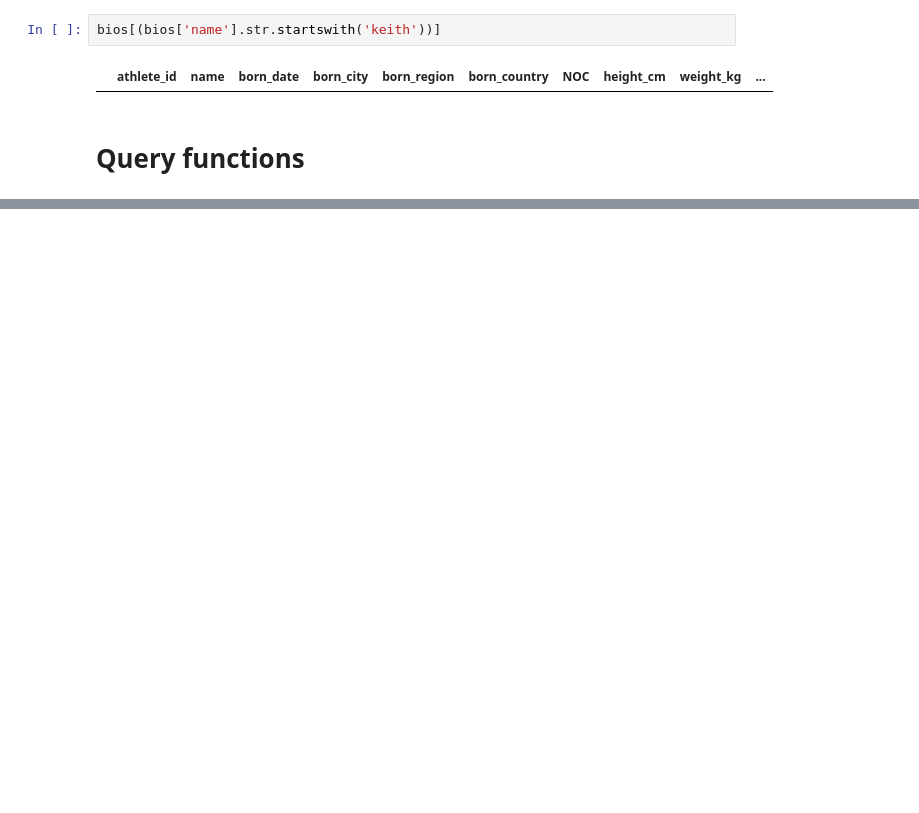
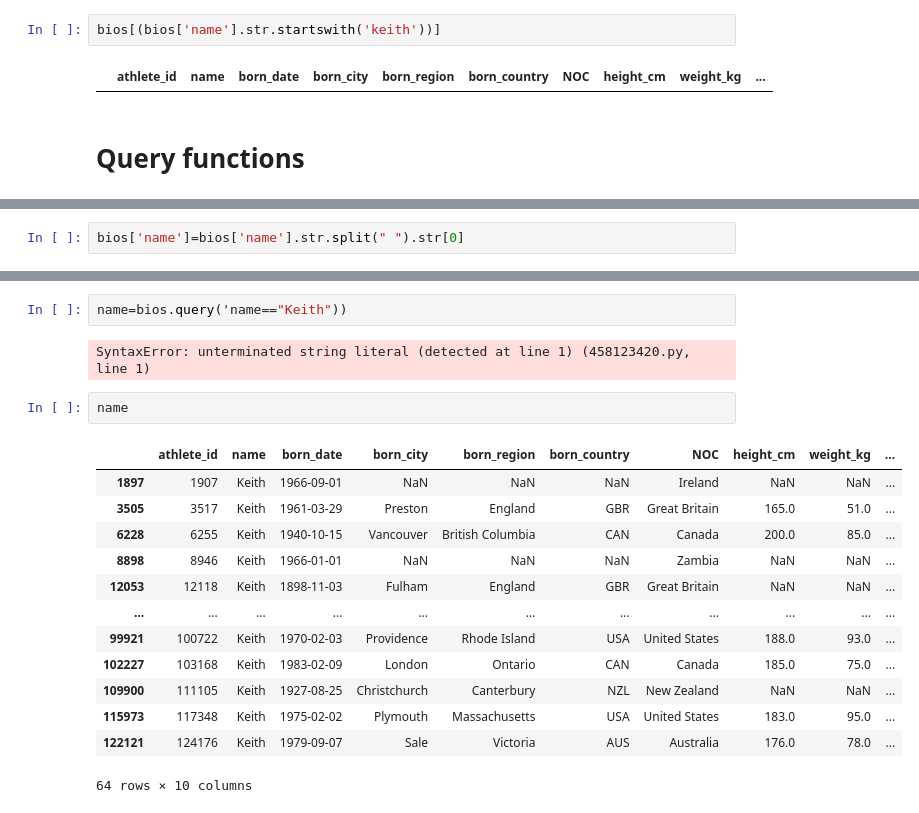
Before and after one commit to adityasaicareer/Pandas, a Jupyter notebook: pandas_prac.ipynb, the cells around one changed output, grey strips where cells are left out. Drawn from its saved outputs; the diff is of its cells as text; blank space fills up the shorter version.

```diff
--- a/pandas_prac.ipynb
+++ b/pandas_prac.ipynb
@@ -765,0 +1079,2 @@ bios[(bios['name'].str.startswith('keith'))]
+# %%
+bios['name']=bios['name'].str.split(" ").str[0]
@@ -765,0 +1096,20 @@ bios[(bios['name'].str.startswith('keith'))]
+# %%
+name=bios.query('name=="Keith"))
+# %% [output]
+SyntaxError: unterminated string literal (detected at line 1) (458123420.py, line 1)
+# %%
+name
+# %% [output]
+|  | athlete_id | name | born_date | born_city | born_region | born_country | NOC | height_cm | weight_kg | ... |
+| 1897 | 1907 | Keith | 1966-09-01 | NaN | NaN | NaN | Ireland | NaN | NaN | ... |
+| 3505 | 3517 | Keith | 1961-03-29 | Preston | England | GBR | Great Britain | 165.0 | 51.0 | ... |
+| 6228 | 6255 | Keith | 1940-10-15 | Vancouver | British Columbia | CAN | Canada | 200.0 | 85.0 | ... |
+| 8898 | 8946 | Keith | 1966-01-01 | NaN | NaN | NaN | Zambia | NaN | NaN | ... |
+| 12053 | 12118 | Keith | 1898-11-03 | Fulham | England | GBR | Great Britain | NaN | NaN | ... |
+| ... | ... | ... | ... | ... | ... | ... | ... | ... | ... | ... |
+| 99921 | 100722 | Keith | 1970-02-03 | Providence | Rhode Island | USA | United States | 188.0 | 93.0 | ... |
+| 102227 | 103168 | Keith | 1983-02-09 | London | Ontario | CAN | Canada | 185.0 | 75.0 | ... |
+| 109900 | 111105 | Keith | 1927-08-25 | Christchurch | Canterbury | NZL | New Zealand | NaN | NaN | ... |
+| 115973 | 117348 | Keith | 1975-02-02 | Plymouth | Massachusetts | USA | United States | 183.0 | 95.0 | ... |
+| 122121 | 124176 | Keith | 1979-09-07 | Sale | Victoria | AUS | Australia | 176.0 | 78.0 | ... |
+64 rows × 10 columns
```
Also changed, not shown: parts of 29 cells of this notebook, 1 other file.
